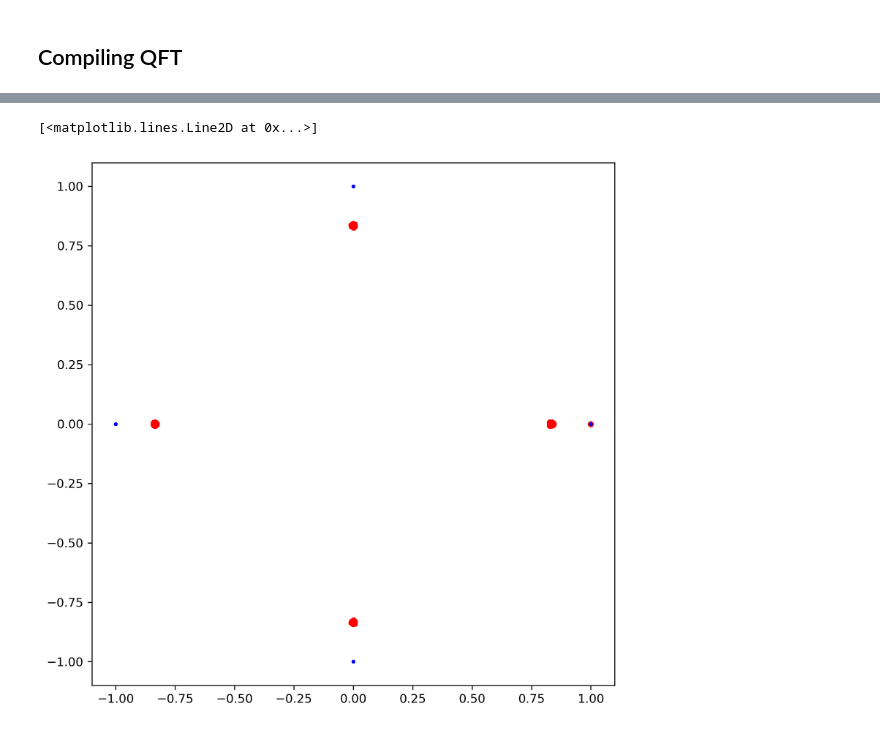
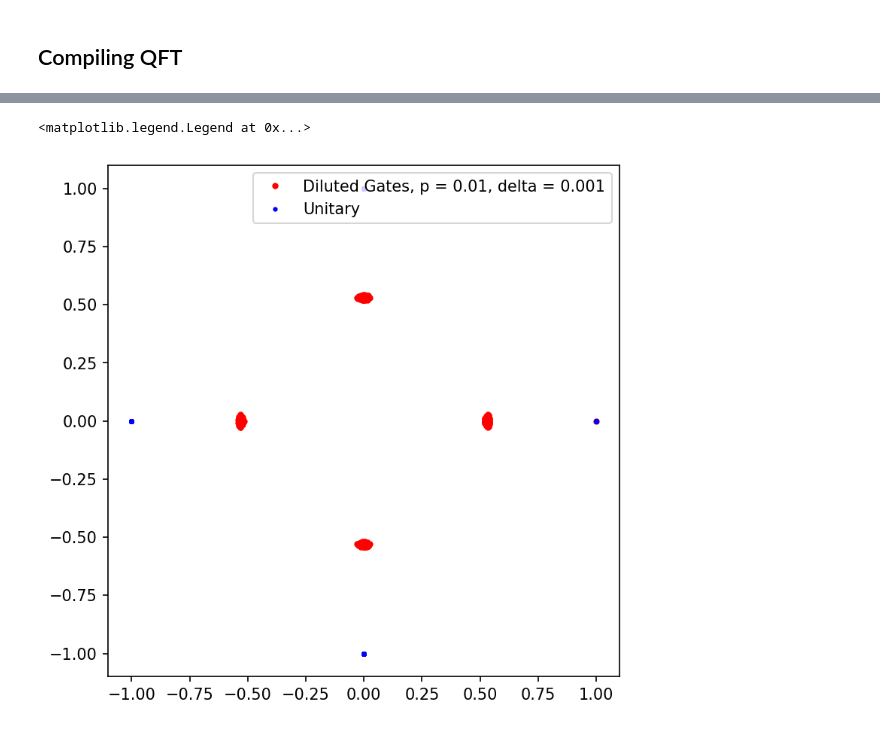
Before and after one commit to KristianWold/experimental-quantum-spectrum, a Jupyter notebook: notebooks/nisq_spectrum/diluted_QFT/Diluted Gate Sequence.ipynb, the cells around one changed output, grey strips where cells are left out. Drawn from its saved outputs; the diff is of its cells as text; code cells hidden in the pictures.

```diff
--- a/notebooks/nisq_spectrum/diluted_QFT/Diluted Gate Sequence.ipynb
+++ b/notebooks/nisq_spectrum/diluted_QFT/Diluted Gate Sequence.ipynb
@@ -57,24 +59,30 @@ def remove_idle_qwires(circ):
 
     return dag_to_circuit(dag)
 
-def circuit_to_concat_map(circuit, p = 0.01):
+def circuit_to_concat_map(circuit, p = 0.01, delta = 0.01):
     n = circuit.num_qubits
     d = 2 ** n
     channel_list = []
 
+
+
     qasm = circuit.qasm()
     prelude = []
-    U_total =  np.eye(d)
     for line in qasm.splitlines():
+        H = random_hamiltonian(d)
+        U_noise = tf.linalg.expm(-1j*H*delta)
+        U_noise_channel = ChoiMapStatic(U_noise, mode="unitary")
+        kraus_map = KrausMap(d, rank = 2)
+
         if any([line.startswith(t) for t in ['OPENQASM', 'include', 'qreg', 'creg']]):
             prelude.append(line)
         else:
             circuit_slice = QuantumCircuit.from_qasm_str('\n'.join(prelude + [line]))
             U = Operator(circuit_slice).data
-            U_total = U @ U_total
-            unitary_channel = ChoiMapStatic(U, mode="unitary")
-            kraus_map = KrausMap(d, rank = 2)
-            dilute_channel = DilutedChannel(unitary_channel, kraus_map, p = p)
+            U_channel = ChoiMapStatic(U, mode="unitary")
+            U_channel = ConcatChannel([U_channel, U_noise_channel])
+
+            dilute_channel = DilutedChannel(U_channel, kraus_map, p = p)
             channel_list.append(dilute_channel)
 
 
@@ -85,7 +93,7 @@ def circuit_to_concat_map(circuit, p = 0.01):
 ## Compiling QFT
 # %%
 from qiskit.circuit.library import QFT
-qft = QFT(3, do_swaps=True, inverse=False)
+qft = QFT(4, do_swaps=True, inverse=False)
 
 backend = provider.get_backend("ibm_nairobi")
 
@@ -99,3 +107,5 @@ U_diff = U_qasm@U_compiled.conj().T
 unitary1_channel = ChoiMapStatic(U_compiled, mode="unitary")
 unitary2_channel = ChoiMapStatic(U_qasm, mode="unitary")
 unitary3_channel = ChoiMapStatic(U_diff, mode="unitary")
+
+spectrum_unitary = unitary2_channel.spectrum()
@@ -110,14 +143,22 @@ spectrum2 = unitary2_channel.spectrum()
 # %%
+p = 0.01
+delta = 0.001
+
+channel = circuit_to_concat_map(circuit, p = p, delta = delta)
+channel = ConcatChannel([channel, unitary3_channel])
+spectrum1 = channel.spectrum()
+
 t = np.linspace(0, 2*np.pi, 100)
 circle = [np.sin(t), np.cos(t)]
 
-fig = plt.figure(figsize=(8,8), dpi = 300, facecolor='w', edgecolor='k')
+fig = plt.figure(figsize=(6,6), dpi = 150, facecolor='w', edgecolor='k')
 ax = fig.add_subplot(111)
 ax.set_aspect(1)
 
 plt.plot(*circle, "w")
-plt.plot(spectrum1[:,0], spectrum1[:,1], "ro", markersize=4)
+plt.plot(spectrum1[:,0], spectrum1[:,1], "ro", markersize=3)
 plt.plot(spectrum2[:,0], spectrum2[:,1], "bo", markersize=2)
+plt.legend(["_", f"Diluted Gates, p = {p}, delta = {delta}", "Unitary"])
 # %% [output]
-[<matplotlib.lines.Line2D at 0x...>]
+<matplotlib.legend.Legend at 0x...>
-[figure, old version]
+[figure, new version]
```
Also changed, not shown: parts of 8 cells of this notebook, 41 other files.
